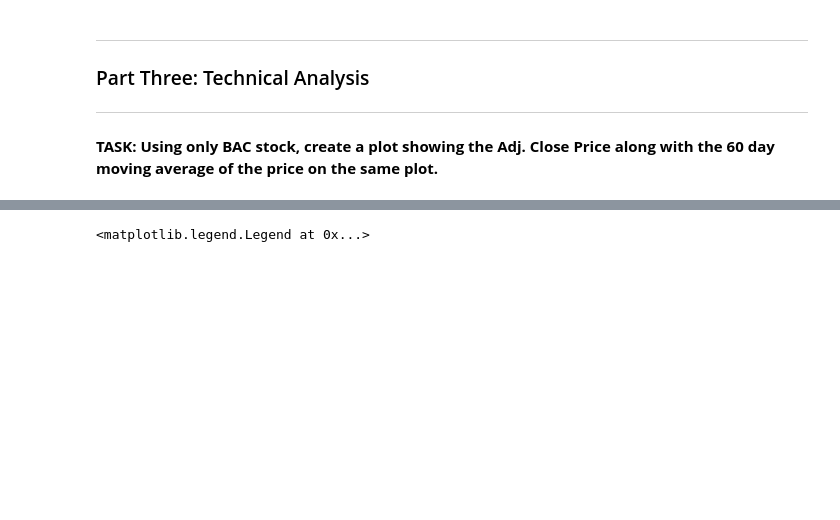
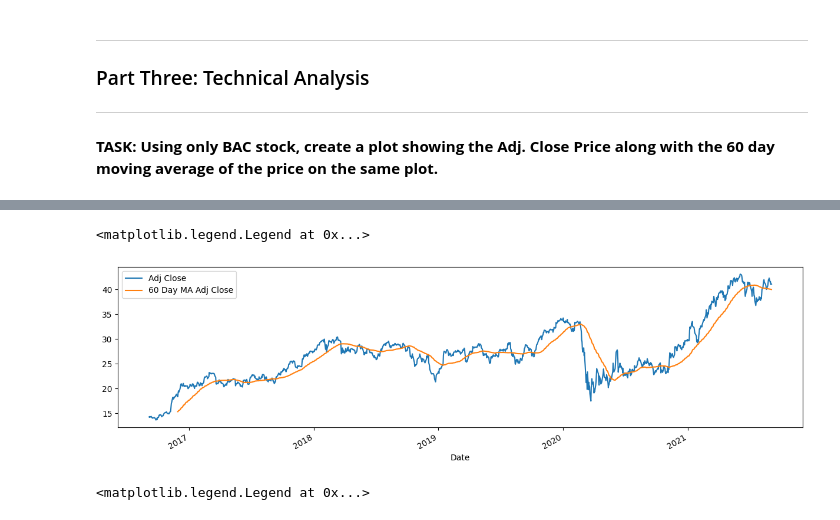
Before and after one commit to alexfioto/learn, a Jupyter notebook: python_finance/Python-Finance-QuantConnect/07-Stock-Market-Analysis-Capstone-Project/00-Stock-Analysis-Capstone-Project .ipynb, the cells around one changed output, grey strips where cells are left out. Drawn from its saved outputs; the diff is of its cells as text; code cells hidden in the pictures; blank space fills up the shorter version.

```diff
--- a/python_finance/Python-Finance-QuantConnect/07-Stock-Market-Analysis-Capstone-Project/00-Stock-Analysis-Capstone-Project .ipynb
+++ b/python_finance/Python-Finance-QuantConnect/07-Stock-Market-Analysis-Capstone-Project/00-Stock-Analysis-Capstone-Project .ipynb
@@ -201,5 +235,11 @@ Timestamp('2021-03-19 00:00:00')
 # %%
-# CODE HERE
+plt.figure(figsize=(15,4))
+BAC['Adj Close'].plot()
+BAC['Adj Close'].rolling(window=60).mean().dropna().plot(label='60 Day MA Adj Close')
+plt.legend()
+# %% [output]
+<matplotlib.legend.Legend at 0x...>
+[figure, added]
 # %%
 # %% [output]
 <matplotlib.legend.Legend at 0x...>
```
Also changed, not shown: parts of 6 cells of this notebook.
